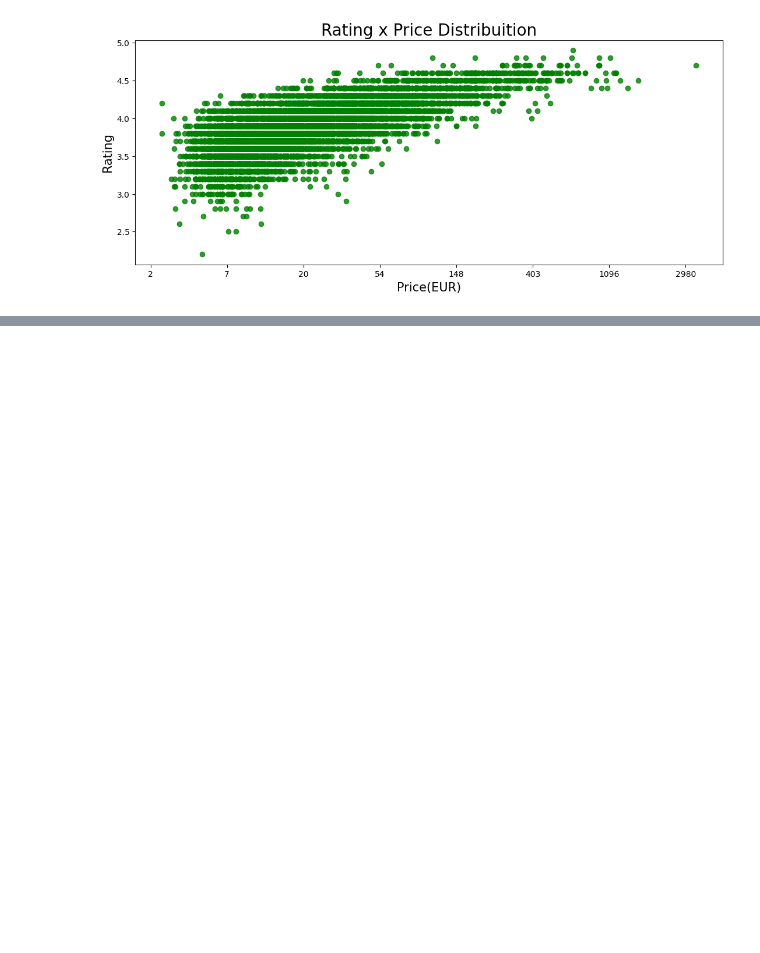
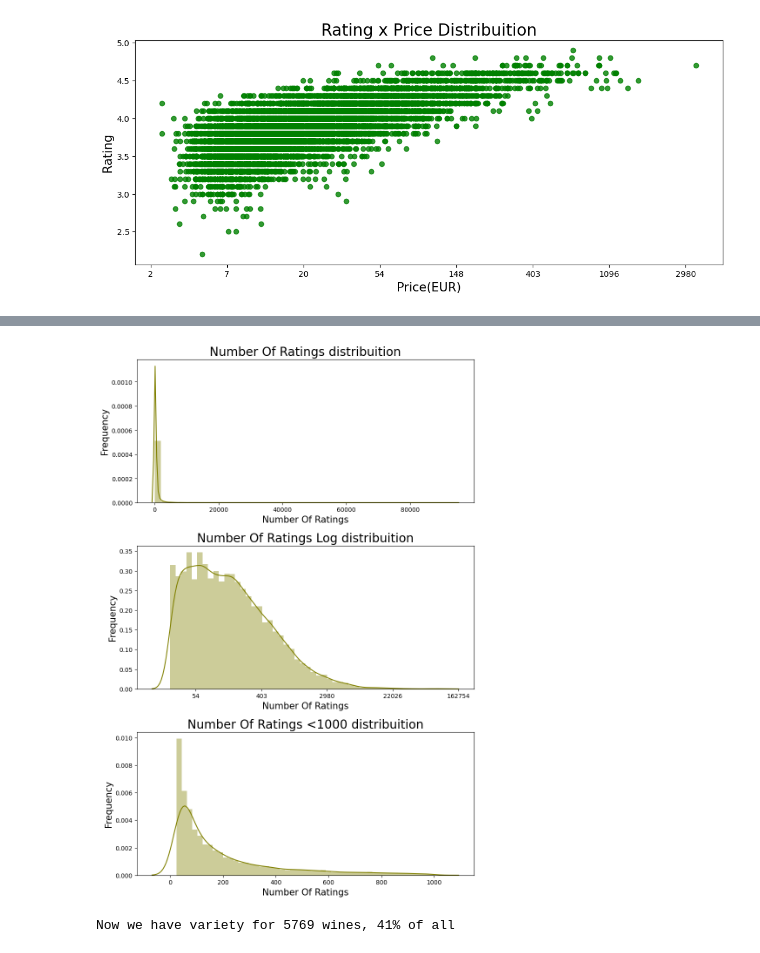
Before and after one commit to abdullaabdukulov/02-Data-Science-My-Vivino, a Jupyter notebook: my_Vivino.ipynb, the cells around one changed output, grey strips where cells are left out. Saved outputs shown, nothing was run; the diff lists cells and outputs as text; code cells hidden in the pictures; blank space fills up the shorter version.

```diff
--- a/my_Vivino.ipynb
+++ b/my_Vivino.ipynb
@@ -170,0 +215,26 @@ plt.show()
+# %%
+plt.figure(figsize=(10,15))
+
+plt.subplot(3,1,1)
+graph = sns.distplot(wines['NumberOfRatings'], color='olive')
+graph.set_title("Number Of Ratings distribuition", fontsize=20)
+graph.set_xlabel("Number Of Ratings", fontsize=15)
+graph.set_ylabel("Frequency", fontsize=15)
+
+plt.subplot(3,1,2)
+graph1 = sns.distplot(np.log(wines['NumberOfRatings']), color='olive')
+graph1.set_title("Number Of Ratings Log distribuition", fontsize=20)
+graph1.set_xlabel("Number Of Ratings", fontsize=15)
+graph1.set_ylabel("Frequency", fontsize=15)
+graph1.set_xticklabels(np.exp(graph1.get_xticks()).astype(int))
+
+plt.subplot(3,1,3)
+graph = sns.distplot(wines[wines['NumberOfRatings']<1000]['NumberOfRatings'], color='olive')
+graph.set_title("Number Of Ratings <1000 distribuition", fontsize=20)
+graph.set_xlabel("Number Of Ratings", fontsize=15)
+graph.set_ylabel("Frequency", fontsize=15)
+
+plt.subplots_adjust(hspace = 0.3,top = 0.9)
+plt.show()
+# %% [output]
+[figure, added]
@@ -170,0 +248,5 @@ plt.show()
+# %%
+print('Now we have variety for', wines.Variety.notna().sum(),'wines,',
+      '%s%%' % int(wines.Variety.notna().sum()/len(wines)*100), 'of all')
+# %% [output]
+Now we have variety for 5769 wines, 41% of all
```
Also changed, not shown: parts of 26 cells of this notebook.
